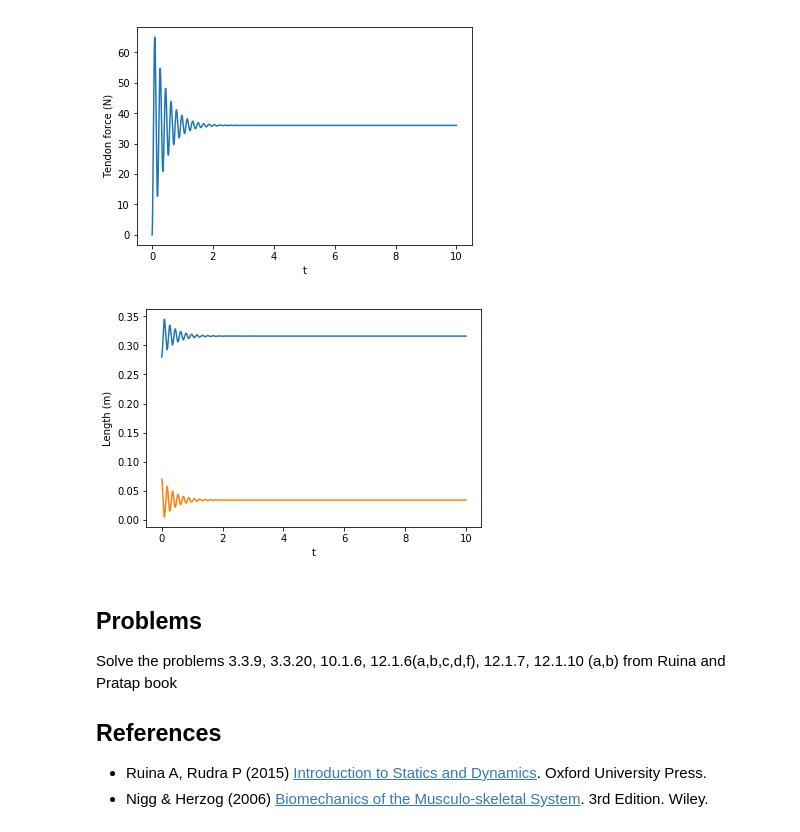
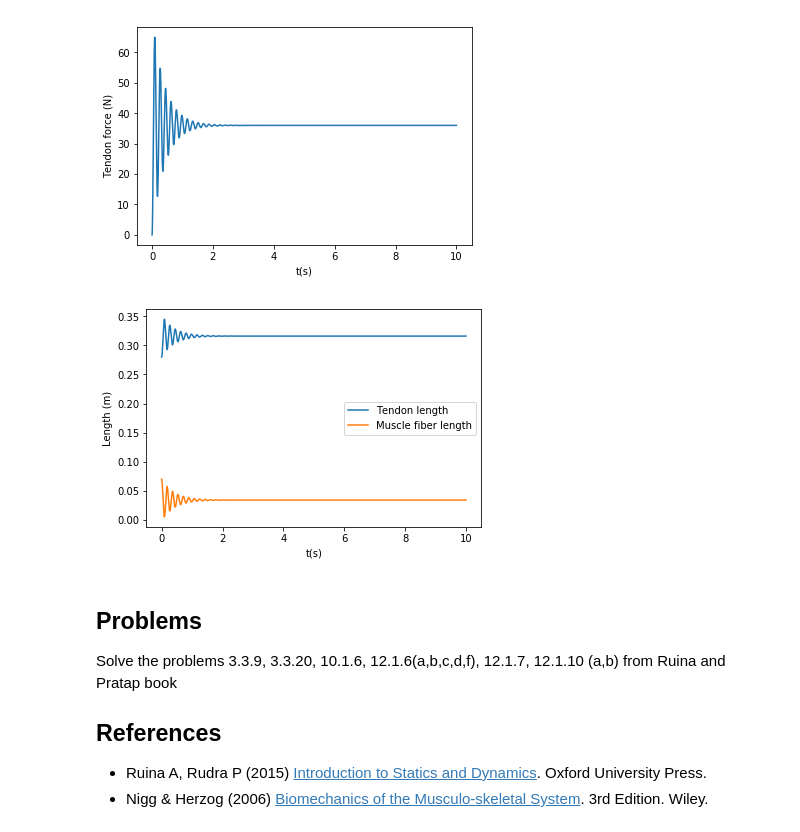
Before and after one commit to Pedro-henrique-silv/bmc, a Jupyter notebook: notebooks/FBDParticles.ipynb, the cells around one changed output. Saved outputs shown, nothing was run; the diff lists cells and outputs as text; code cells hidden in the pictures.

```diff
--- a/notebooks/FBDParticles.ipynb
+++ b/notebooks/FBDParticles.ipynb
@@ -664,37 +690,38 @@ vt0 = 0
 
 dt = 0.0001
 t = np.arange(0, 10, dt)
 
 Fce = 90
 
 lt = lt0
 vt = vt0
 ltp = np.array([lt0])
 lmp = np.array([lm0])
 Ft = np.array([0])
 for i in range(1,len(t)):
     dvtdt = -b/m*vt-(kt+km)/m*lt  + Fce/m + kt/m*lt0 +km/m*(Lmt-lm0)
     dltdt = vt
     vt = vt + dt*dvtdt
     lt = lt + dt*dltdt
     Ft = np.vstack((Ft,np.array(kt*(lt-lt0))))
     ltp = np.vstack((ltp,np.array(lt)))
     lmp = np.vstack((lmp,np.array(Lmt - lt)))
 
 plt.figure()
 plt.plot(t,Ft)
-plt.xlabel('t')
+plt.xlabel('t(s)')
 plt.ylabel('Tendon force (N)')
 plt.show()
 plt.figure()
 plt.plot(t,ltp)
 plt.plot(t,lmp)
-plt.xlabel('t')
+plt.xlabel('t(s)')
 plt.ylabel('Length (m)')
+plt.legend(('Tendon length', 'Muscle fiber length'))
 plt.show()
 # %% [output]
-[figure, old version]
+[figure, new version]
-[figure, old version]
+[figure, new version]
 # %% [markdown]
 ## Problems
 
```
Also changed, not shown: parts of 14 cells of this notebook.
